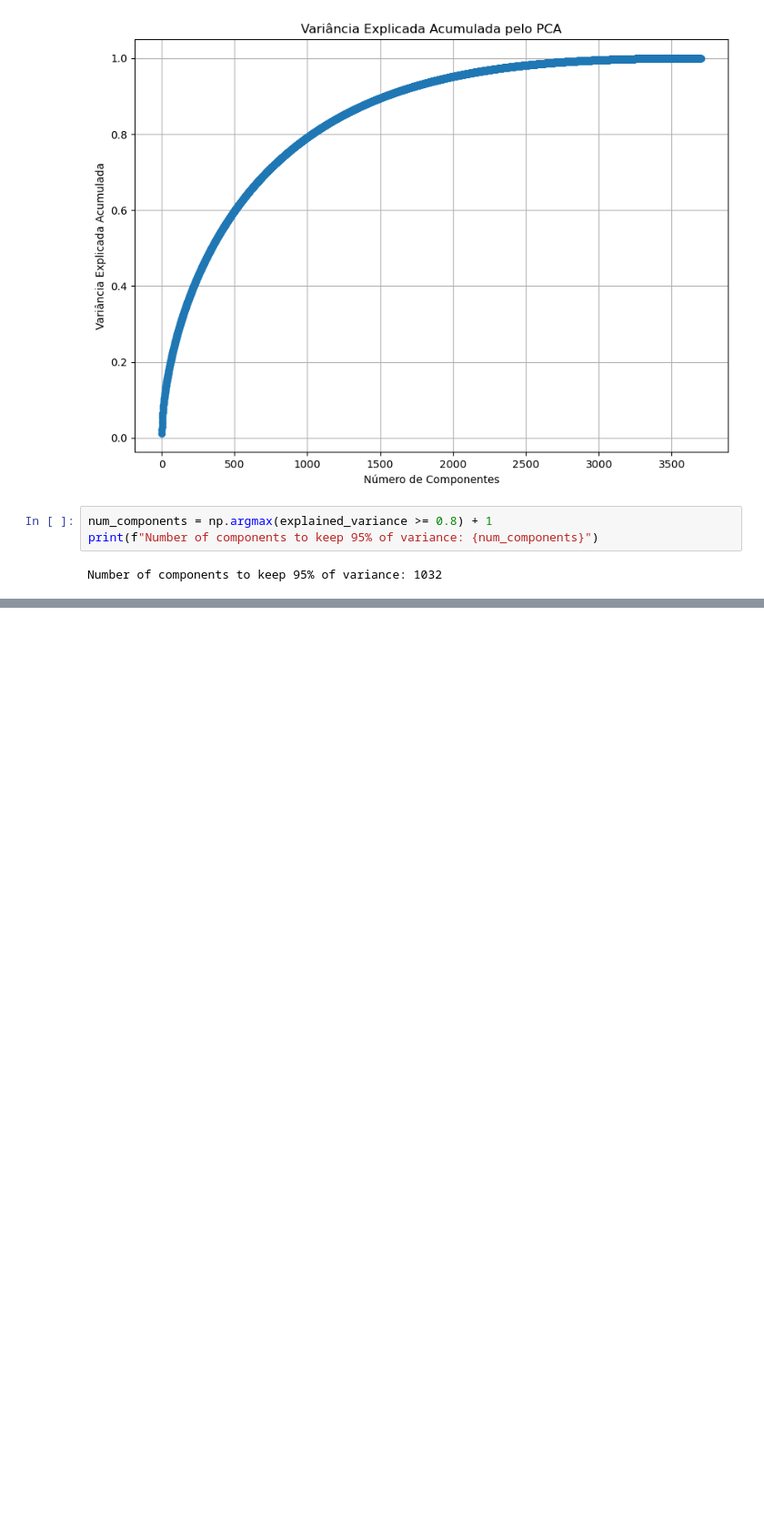
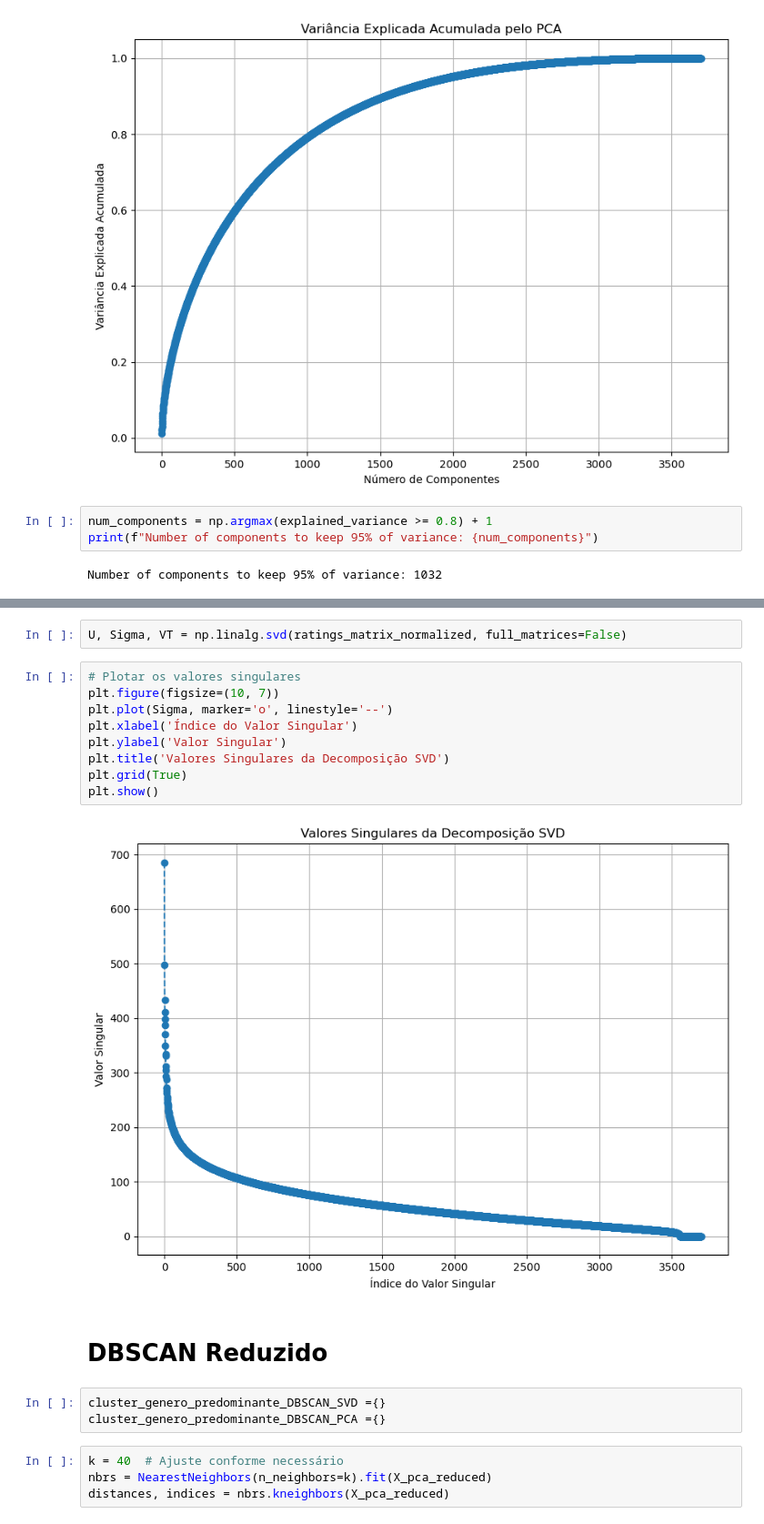
Before and after one commit to MrBarreto/DataMining, a Jupyter notebook: t4/t4.ipynb, the cells around one changed output, grey strips where cells are left out. Shown at 91% size. Saved outputs shown, nothing was run; the diff lists cells and outputs as text; blank space fills up the shorter version.

```diff
--- a/t4/t4.ipynb
+++ b/t4/t4.ipynb
@@ -632,0 +650,22 @@ Shape of the reduced data: (3702, 1032)
+# %%
+U, Sigma, VT = np.linalg.svd(ratings_matrix_normalized, full_matrices=False)
+# %%
+# Plotar os valores singulares
+plt.figure(figsize=(10, 7))
+plt.plot(Sigma, marker='o', linestyle='--')
+plt.xlabel('Índice do Valor Singular')
+plt.ylabel('Valor Singular')
+plt.title('Valores Singulares da Decomposição SVD')
+plt.grid(True)
+plt.show()
+# %% [output]
+[figure, added]
+# %% [markdown]
+# DBSCAN Reduzido
+# %%
+cluster_genero_predominante_DBSCAN_SVD ={}
+cluster_genero_predominante_DBSCAN_PCA ={}
+# %%
+k = 40  # Ajuste conforme necessário
+nbrs = NearestNeighbors(n_neighbors=k).fit(X_pca_reduced)
+distances, indices = nbrs.kneighbors(X_pca_reduced)
```
Also changed, not shown: parts of 61 cells of this notebook.
